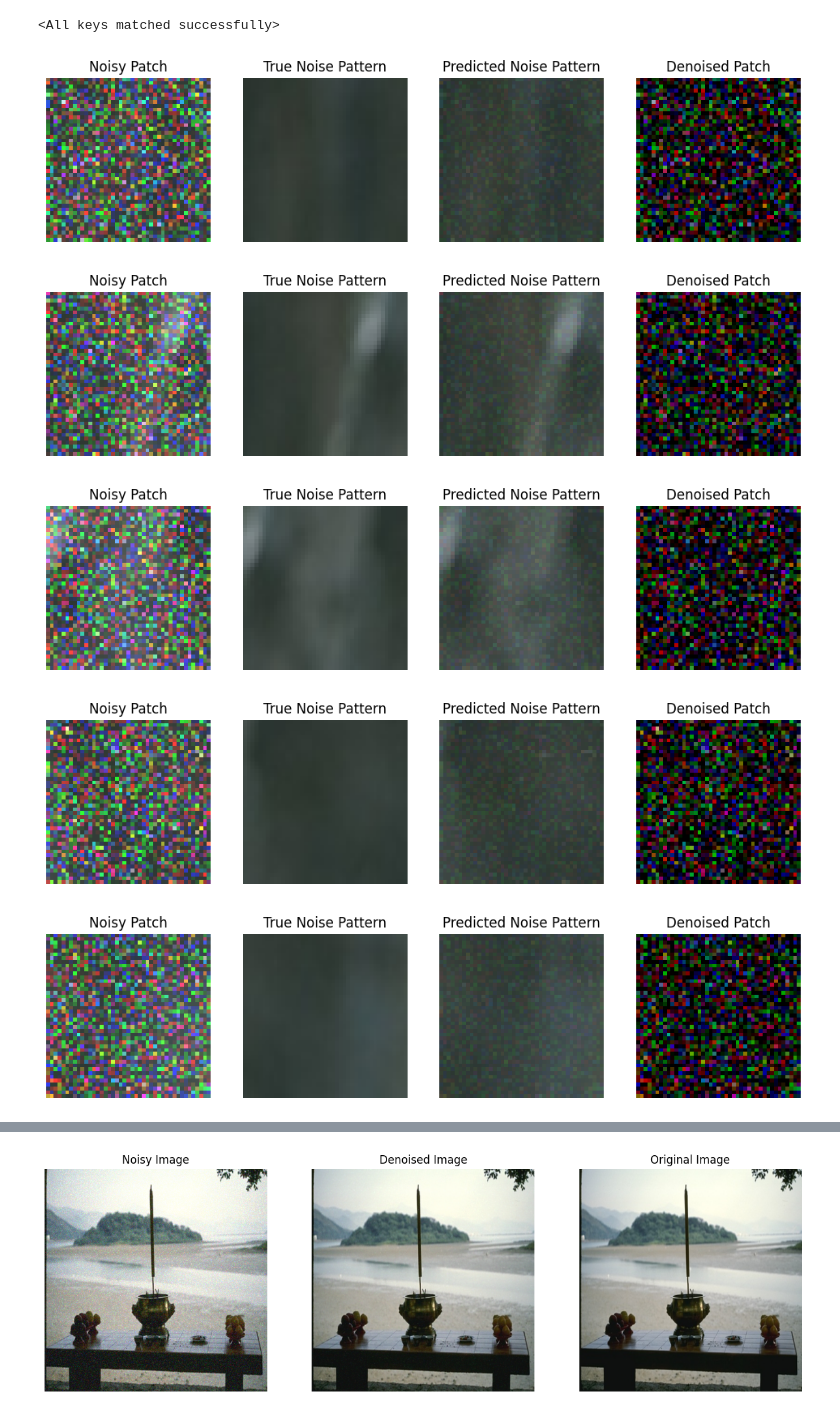
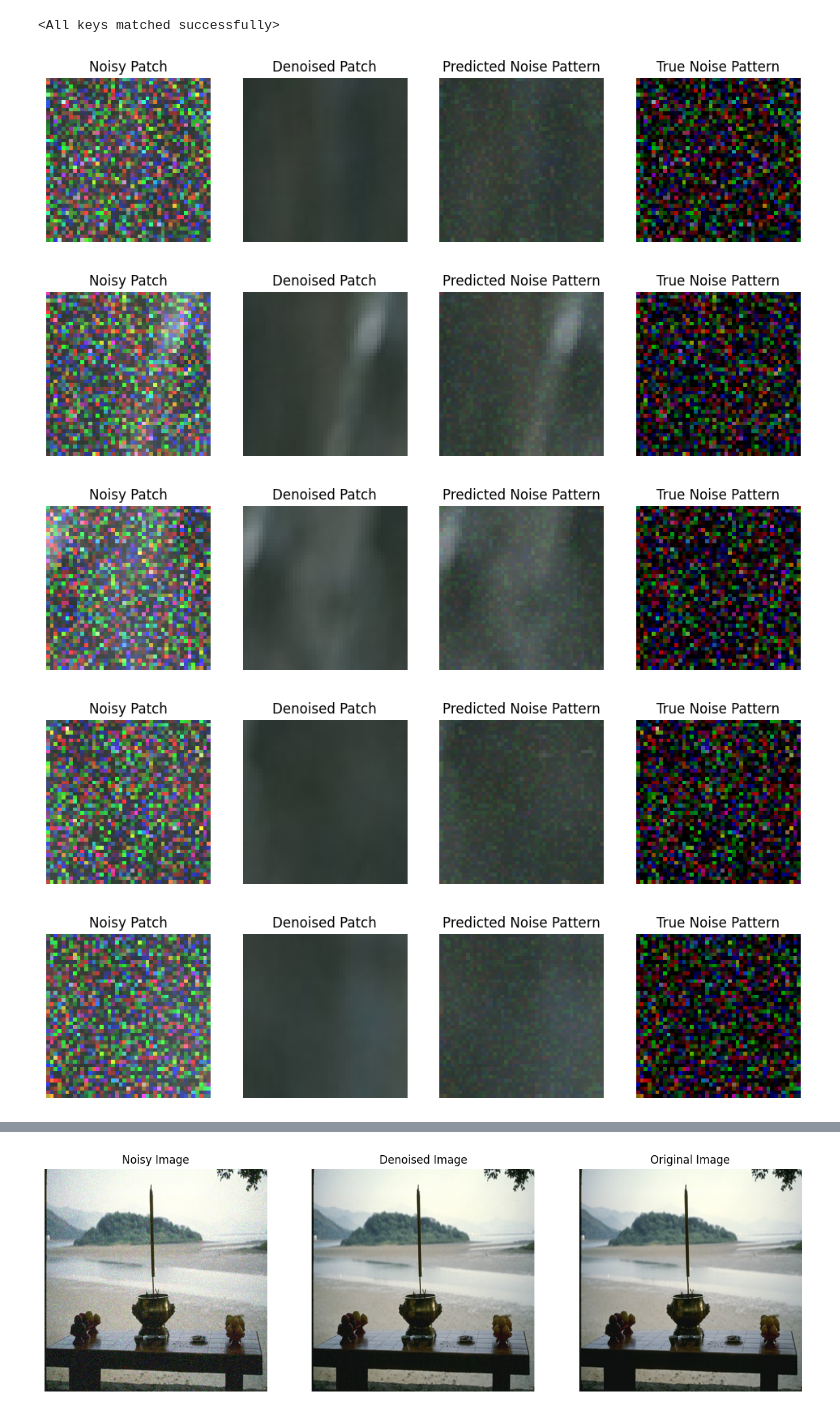
Before and after one commit to ArjunBasandrai/dncnn-image-denoising, a Jupyter notebook: dncnn-image-denoising.ipynb, the cells around one changed output, grey strips where cells are left out. Saved outputs shown, nothing was run; the diff lists cells and outputs as text; code cells hidden in the pictures.

```diff
--- a/dncnn-image-denoising.ipynb
+++ b/dncnn-image-denoising.ipynb
@@ -222,6 +224,7 @@ for epoch in range(num_epochs):
     train_loss /= len(train_loader)
     print(f"Epoch {epoch + 1}/{num_epochs} | Train Loss: {train_loss:.4f}", end=" ")
 
+    # Validation loop
     model.eval()
     val_loss = 0.0
     with torch.no_grad():
@@ -242,6 +245,7 @@ for epoch in range(num_epochs):
         x_val_sample, y_val_sample = x_val_sample.to(device), y_val_sample.to(device)
         pred_noise = model(x_val_sample)
 
+        # Convert to CPU for visualization
         x_show = x_val_sample[0].cpu().permute(1, 2, 0).numpy()
         gt_noise_show = (y_val_sample[0]).cpu().permute(1, 2, 0).numpy()
         pred_noise_show = pred_noise[0].cpu().permute(1, 2, 0).numpy()
@@ -254,15 +258,15 @@ for epoch in range(num_epochs):
         ax[0].axis('off')
 
         ax[1].imshow(gt_noise_show, cmap='gray')
-        ax[1].set_title('Ground Truth Noise')
+        ax[1].set_title('Ground Truth Image')
         ax[1].axis('off')
 
         ax[2].imshow(pred_noise_show, cmap='gray')
-        ax[2].set_title('Denoised Noise')
+        ax[2].set_title('Denoised Image')
         ax[2].axis('off')
 
         ax[3].imshow(denoised_show)
-        ax[3].set_title('Predicted Image')
+        ax[3].set_title('Predicted Noise')
         ax[3].axis('off')
         plt.show()
 
@@ -291,42 +295,45 @@ model.load_state_dict(early_stop.model_dict)
 # %%
 model.eval()
 with torch.no_grad():
+    # Fetch a batch of patches
     test_batch = next(iter(test_loader))
     noisy_patches, noise_patches = test_batch
     noisy_patches = noisy_patches.to(device)
     noise_patches = noise_patches.to(device)
 
+    # Predict the noise pattern
     predicted_noise_patches = model(noisy_patches)
     predicted_noise_patches = torch.clamp(predicted_noise_patches, 0, 1).cpu()
 
-    for idx in range(min(len(noisy_patches), 8)):
+    for idx in range(min(len(noisy_patches), 8)):  # Visualize up to 4 patches
         noisy_patch = noisy_patches[idx].cpu().permute(1, 2, 0).numpy()
         true_noise_patch = noise_patches[idx].cpu().permute(1, 2, 0).numpy()
         predicted_noise_patch = predicted_noise_patches[idx].permute(1, 2, 0).numpy()
         denoised_patch = noisy_patch - predicted_noise_patch
 
+        # Display the noisy patch, true noise, predicted noise, and denoised patch
         fig, ax = plt.subplots(1, 4, figsize=(12, 4))
 
         ax[0].imshow(noisy_patch)
         ax[0].set_title('Noisy Patch')
         ax[0].axis('off')
 
         ax[1].imshow(true_noise_patch, cmap='gray')
-        ax[1].set_title('True Noise Pattern')
+        ax[1].set_title('Denoised Patch')
         ax[1].axis('off')
 
         ax[2].imshow(predicted_noise_patch)
         ax[2].set_title('Predicted Noise Pattern')
         ax[2].axis('off')
 
         ax[3].imshow(denoised_patch)
-        ax[3].set_title('Denoised Patch')
+        ax[3].set_title('True Noise Pattern')
         ax[3].axis('off')
 
         plt.show()
 # %% [output]
-[figure, old version]
+[figure, new version]
-[figure, old version]
+[figure, new version]
-[figure, old version]
+[figure, new version]
-[figure, old version]
+[figure, new version]
-[figure, old version]
+[figure, new version]
```
Also changed, not shown: parts of 3 cells of this notebook.
